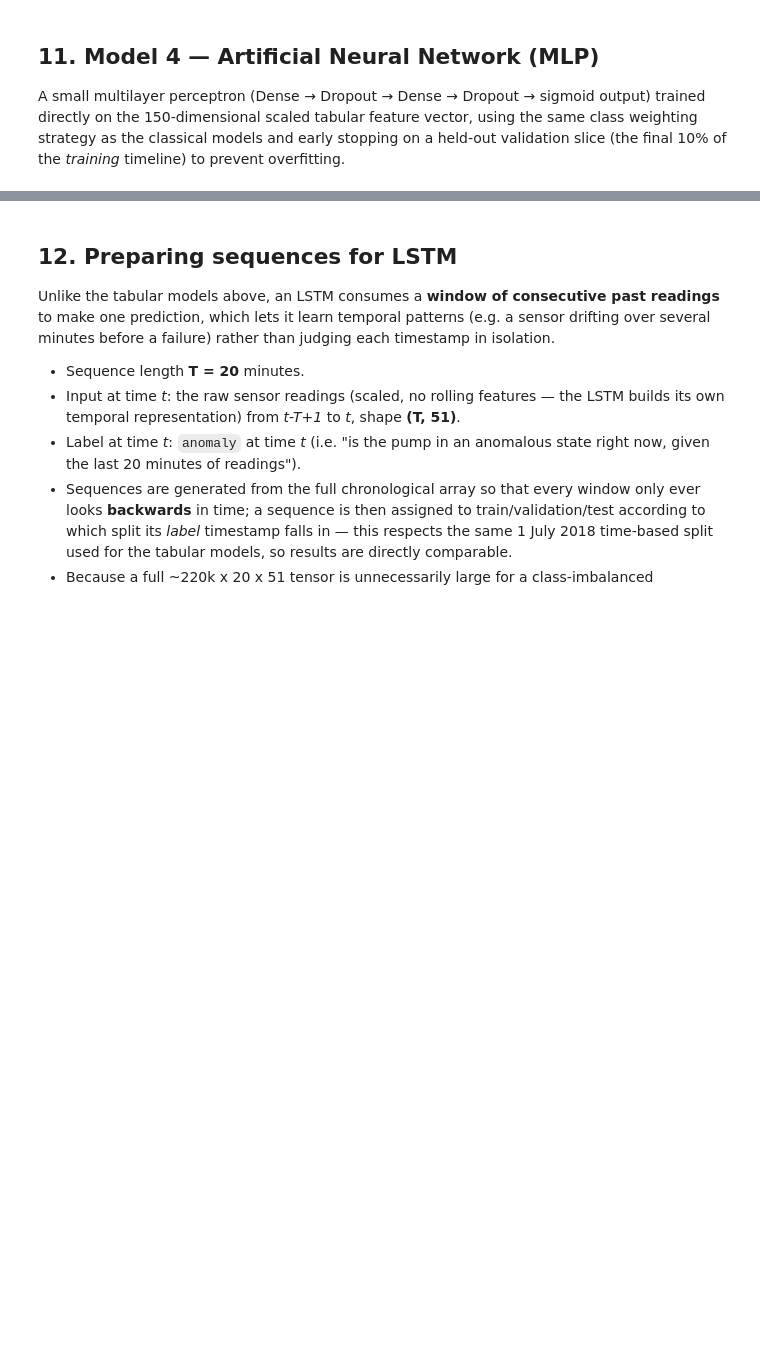
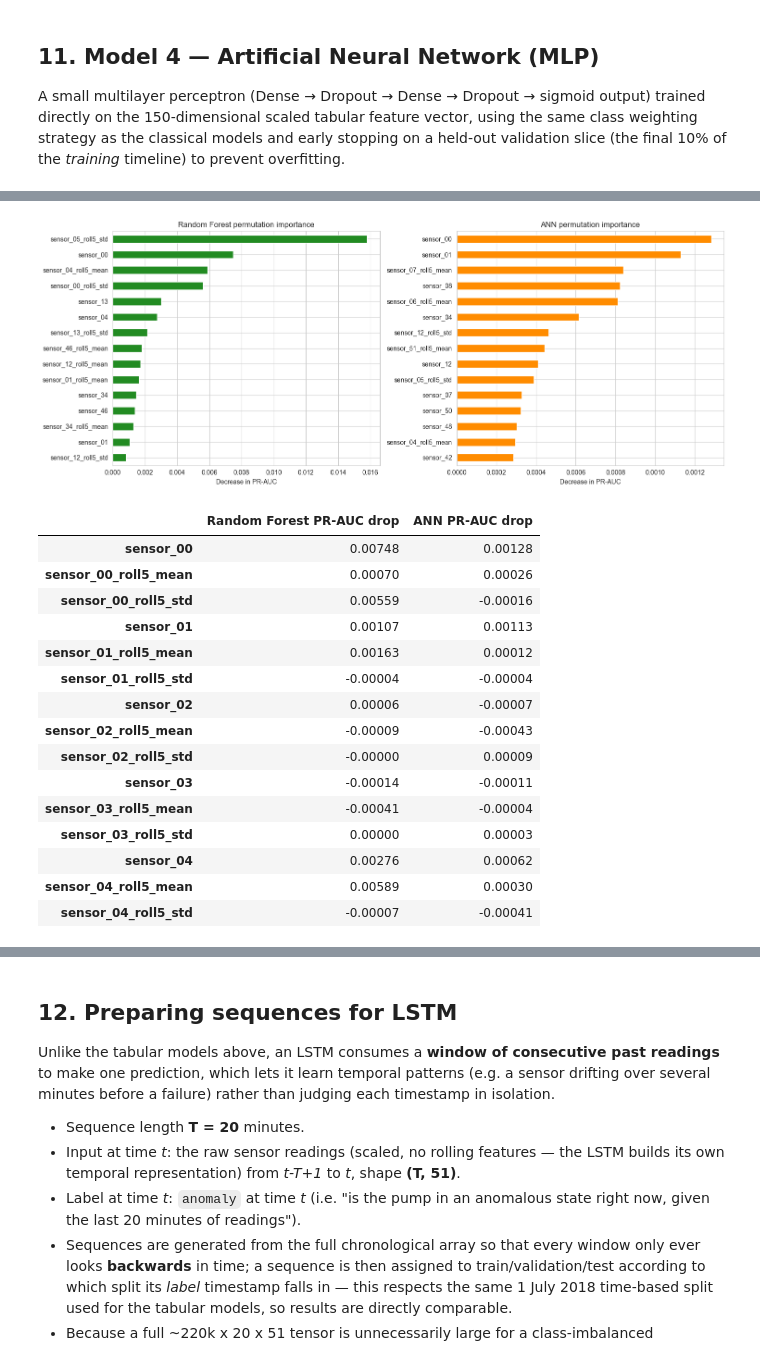
Before and after one commit to AveryDoan/PRT565-Assessment-4-Group-Report, a Jupyter notebook: notebook.ipynb, the cells around one changed output, grey strips where cells are left out. Saved outputs shown, nothing was run; the diff lists cells and outputs as text; code cells hidden in the pictures; blank space fills up the shorter version.

```diff
--- a/notebook.ipynb
+++ b/notebook.ipynb
@@ -812,0 +1053,60 @@ ROC-AUC: 0.9995   PR-AUC: 0.9949
+# %%
+importance_n = min(10000, len(X_test_scaled))
+importance_idx = np.linspace(0, len(X_test_scaled) - 1, importance_n, dtype=int)
+X_importance = X_test_scaled[importance_idx]
+y_importance = y_test[importance_idx]
+
+rf_permutation = permutation_importance(
+    rf_model, X_importance, y_importance,
+    scoring='average_precision', n_repeats=3, random_state=RANDOM_STATE, n_jobs=-1
+)
+rf_perm_series = pd.Series(
+    rf_permutation.importances_mean, index=feature_cols
+).sort_values(ascending=False)
+
+# ANN does not expose sklearn's predict_proba interface, so calculate the same PR-AUC drop directly.
+ann_baseline = average_precision_score(y_importance, ann_model.predict(X_importance, verbose=0).ravel())
+ann_perm_values = []
+ann_rng = np.random.default_rng(RANDOM_STATE)
+for feature_index, feature_name in enumerate(feature_cols):
+    permuted = X_importance.copy()
+    permuted[:, feature_index] = ann_rng.permutation(permuted[:, feature_index])
+    permuted_score = average_precision_score(
+        y_importance, ann_model.predict(permuted, verbose=0).ravel()
+    )
+    ann_perm_values.append(ann_baseline - permuted_score)
+ann_perm_series = pd.Series(ann_perm_values, index=feature_cols).sort_values(ascending=False)
+
+fig, axes = plt.subplots(1, 2, figsize=(15, 6))
+rf_perm_series.head(15).sort_values().plot(kind='barh', ax=axes[0], color='forestgreen')
+axes[0].set_title('Random Forest permutation importance')
+axes[0].set_xlabel('Decrease in PR-AUC')
+ann_perm_series.head(15).sort_values().plot(kind='barh', ax=axes[1], color='darkorange')
+axes[1].set_title('ANN permutation importance')
+axes[1].set_xlabel('Decrease in PR-AUC')
+plt.tight_layout()
+plt.show()
+
+interpretation_table = pd.DataFrame({
+    'Random Forest PR-AUC drop': rf_perm_series,
+    'ANN PR-AUC drop': ann_perm_series,
+}).fillna(0)
+display(interpretation_table.head(15).style.format('{:.5f}'))
+# %% [output]
+[figure, added]
+|  | Random Forest PR-AUC drop | ANN PR-AUC drop |
+| sensor_00 | 0.00748 | 0.00128 |
+| sensor_00_roll5_mean | 0.00070 | 0.00026 |
+| sensor_00_roll5_std | 0.00559 | -0.00016 |
+| sensor_01 | 0.00107 | 0.00113 |
+| sensor_01_roll5_mean | 0.00163 | 0.00012 |
+| sensor_01_roll5_std | -0.00004 | -0.00004 |
+| sensor_02 | 0.00006 | -0.00007 |
+| sensor_02_roll5_mean | -0.00009 | -0.00043 |
+| sensor_02_roll5_std | -0.00000 | 0.00009 |
+| sensor_03 | -0.00014 | -0.00011 |
+| sensor_03_roll5_mean | -0.00041 | -0.00004 |
+| sensor_03_roll5_std | 0.00000 | 0.00003 |
+| sensor_04 | 0.00276 | 0.00062 |
+| sensor_04_roll5_mean | 0.00589 | 0.00030 |
+| sensor_04_roll5_std | -0.00007 | -0.00041 |
```
Also changed, not shown: parts of 28 cells of this notebook.
